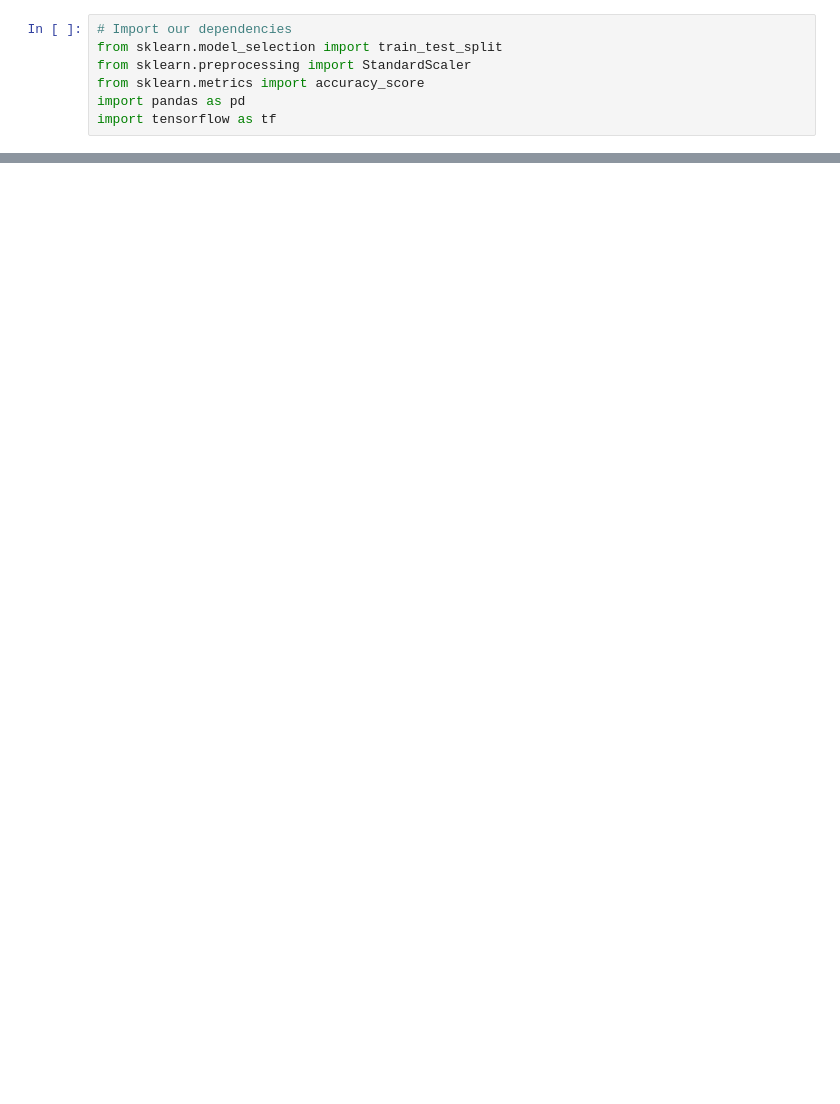
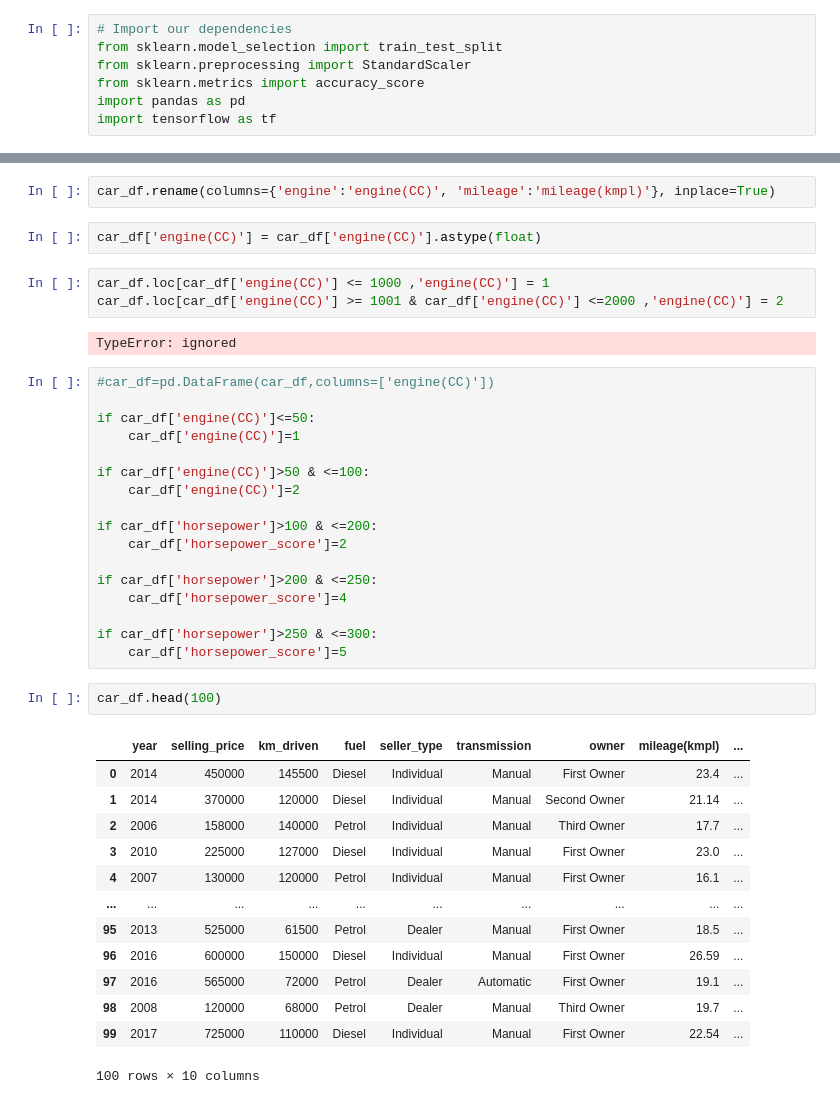
Before and after one commit to Alphaomegainfinity/Project-4_Car_Price_Predictor, a Jupyter notebook: car_price_predictor.ipynb, the cells around one changed output, grey strips where cells are left out. Cells and saved outputs as stored; diff of their text form; blank space fills up the shorter version.

```diff
--- a/car_price_predictor.ipynb
+++ b/car_price_predictor.ipynb
@@ -20,0 +81,42 @@ car_df.head()
+# %%
+car_df.rename(columns={'engine':'engine(CC)', 'mileage':'mileage(kmpl)'}, inplace=True)
+# %%
+car_df['engine(CC)'] = car_df['engine(CC)'].astype(float)
+# %%
+car_df.loc[car_df['engine(CC)'] <= 1000 ,'engine(CC)'] = 1
+car_df.loc[car_df['engine(CC)'] >= 1001 & car_df['engine(CC)'] <=2000 ,'engine(CC)'] = 2
+# %% [output]
+TypeError: ignored
+# %%
+#car_df=pd.DataFrame(car_df,columns=['engine(CC)'])
+
+if car_df['engine(CC)']<=50:
+    car_df['engine(CC)']=1
+
+if car_df['engine(CC)']>50 & <=100:
+    car_df['engine(CC)']=2
+
+if car_df['horsepower']>100 & <=200:
+    car_df['horsepower_score']=2
+
+if car_df['horsepower']>200 & <=250:
+    car_df['horsepower_score']=4
+
+if car_df['horsepower']>250 & <=300:
+    car_df['horsepower_score']=5
+# %%
+car_df.head(100)
+# %% [output]
+|  | year | selling_price | km_driven | fuel | seller_type | transmission | owner | mileage(kmpl) | ... |
+| 0 | 2014 | 450000 | 145500 | Diesel | Individual | Manual | First Owner | 23.4 | ... |
+| 1 | 2014 | 370000 | 120000 | Diesel | Individual | Manual | Second Owner | 21.14 | ... |
+| 2 | 2006 | 158000 | 140000 | Petrol | Individual | Manual | Third Owner | 17.7 | ... |
+| 3 | 2010 | 225000 | 127000 | Diesel | Individual | Manual | First Owner | 23.0 | ... |
+| 4 | 2007 | 130000 | 120000 | Petrol | Individual | Manual | First Owner | 16.1 | ... |
+| ... | ... | ... | ... | ... | ... | ... | ... | ... | ... |
+| 95 | 2013 | 525000 | 61500 | Petrol | Dealer | Manual | First Owner | 18.5 | ... |
+| 96 | 2016 | 600000 | 150000 | Diesel | Individual | Manual | First Owner | 26.59 | ... |
+| 97 | 2016 | 565000 | 72000 | Petrol | Dealer | Automatic | First Owner | 19.1 | ... |
+| 98 | 2008 | 120000 | 68000 | Petrol | Dealer | Manual | Third Owner | 19.7 | ... |
+| 99 | 2017 | 725000 | 110000 | Diesel | Individual | Manual | First Owner | 22.54 | ... |
+100 rows × 10 columns
```
Also changed, not shown: parts of 8 cells of this notebook.
